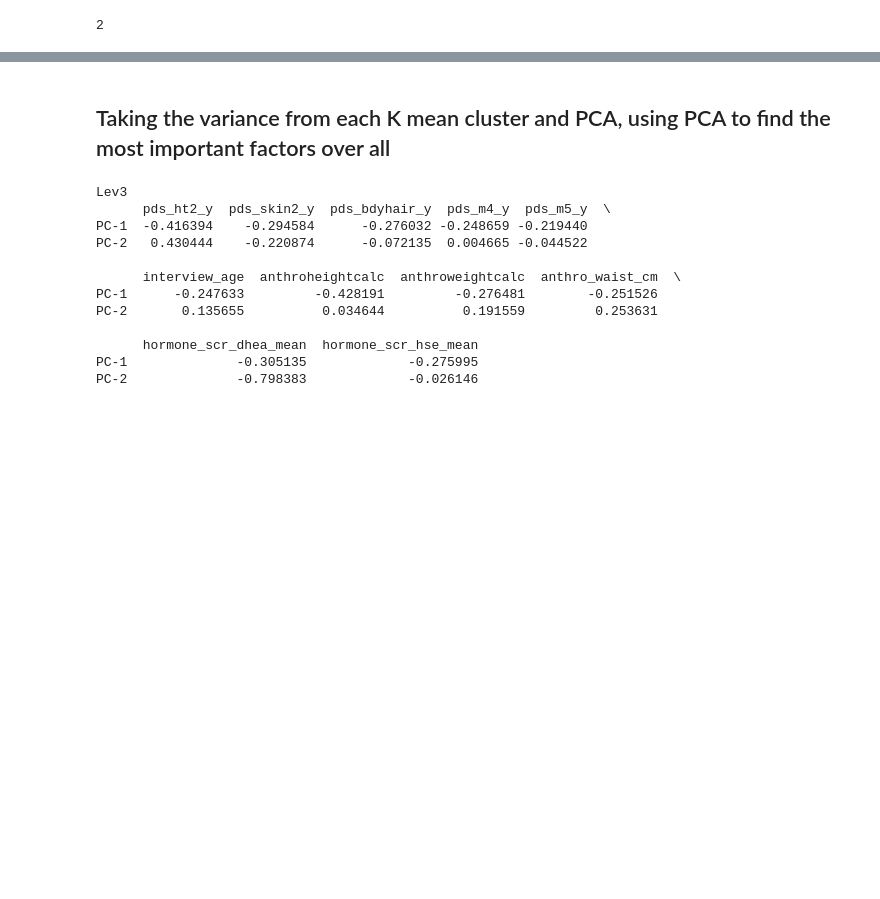
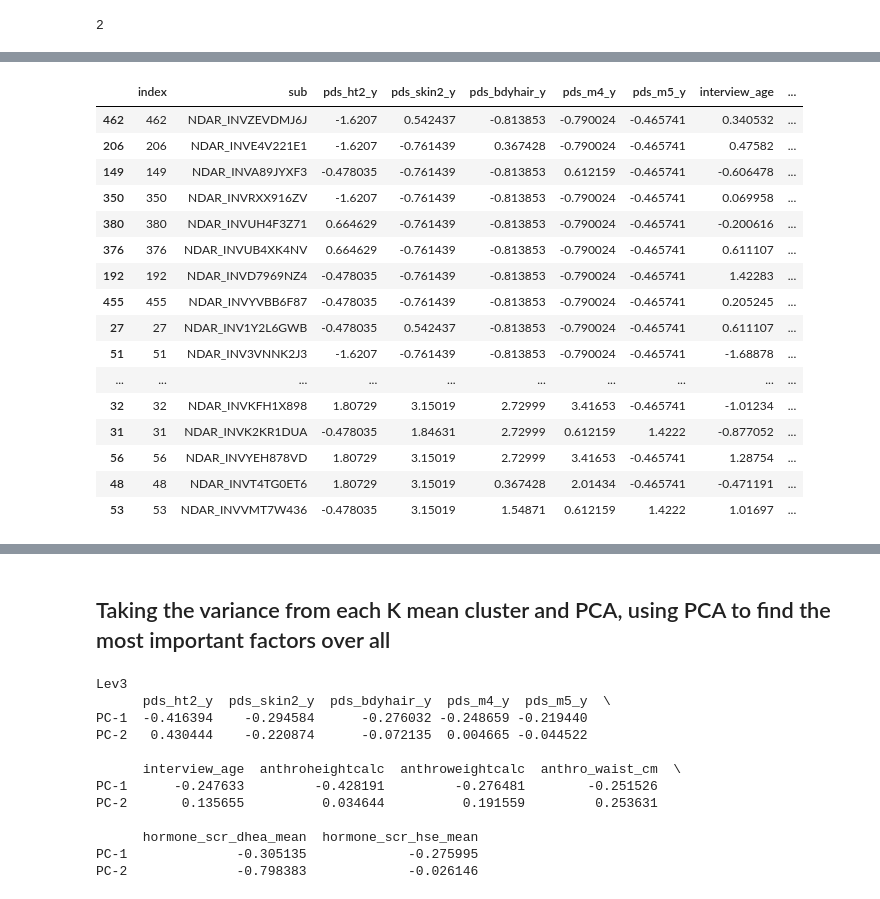
Before and after one commit to grace-shearrer/ABCD, a Jupyter notebook: ohBoy_Kmeans.ipynb, the cells around one changed output, grey strips where cells are left out. Saved outputs shown, nothing was run; the diff lists cells and outputs as text; code cells hidden in the pictures; blank space fills up the shorter version.

```diff
--- a/ohBoy_Kmeans.ipynb
+++ b/ohBoy_Kmeans.ipynb
@@ -199,16 +200,13 @@ def random_selct(DATA,i):
         #get the first 20 subjects indexes
         training_idx = ind[:50]#get 20 subjects indexes
         #get the first 20 subjects
-        value_data = value[:,0:10]
-#         print(value_data[5,:])
+        value_data = value[:,0:11]
         sub_data = value[:,11]
-#         print(sub_data)
         label_data = value[:,-1]
         training = value_data[training_idx,:]#select 20 subjects from the value in the dictionary
         subs = sub_data[training_idx]
         labels_true = label_data[training_idx]
         #saving the true labels
-#         labels_true = training[:,-1] #get the labels from the value in the dictiornary last column
         target_dict[key] = labels_true #add targets to dictionary
         rand_dict[key] = training #match the randomized data to the ind_dict by key
         ind_dict[key] = training_idx #add the indexes to the dictionary
@@ -628,0 +566,72 @@ pd.DataFrame.from_dict(c)
+# %%
+cs = [test[0][0], test[0][1], test[1][0], test[1][1]]
+c = {}
+
+for k in cs[1].iterkeys():
+    c[k] = tuple(c[k] for c in cs)
+
+    TOTAL=[]
+for i in range(len(c['ind_dict'])):
+    b={}
+    for k in c['ind_dict'][i].iterkeys():
+        b[k] = tuple(b[k] for b in c['ind_dict'])
+
+    INDEX1 = np.hstack(b['lev1'])
+    INDEX2 = np.hstack(b['lev2'])
+    INDEX3 = np.hstack(b['lev3'])
+    I=[INDEX1,INDEX2, INDEX3]
+    INDEX = np.hstack(I)
+    # INDEX = np.vstack(INDEX)
+
+    rand={}
+    for k in c['rand_dict'][i].iterkeys():
+        rand[k] = tuple(rand[k] for rand in c['rand_dict'])
+    RAND1 = np.vstack(rand['lev1'])
+    RAND2 = np.vstack(rand['lev2'])
+    RAND3 = np.vstack(rand['lev3'])
+
+    R=[RAND1,RAND2, RAND3]
+    RAND = np.vstack(R)
+
+
+    sub={}
+    for k in c['sub_dict'][i].iterkeys():
+        sub[k] = tuple(sub[k] for sub in c['sub_dict'])
+    SUB1 = np.hstack(sub['lev1'])
+    SUB2 = np.hstack(sub['lev2'])
+    SUB3 = np.hstack(sub['lev3'])
+
+    S=[SUB1,SUB2, SUB3]
+    SUB = np.hstack(S)
+
+    tar={}
+    for k in c['target_dict'][i].iterkeys():
+        tar[k] = tuple(tar[k] for tar in c['target_dict'])
+    TAR1 = np.hstack(tar['lev1'])
+    TAR2 = np.hstack(tar['lev2'])
+    TAR3 = np.hstack(tar['lev3'])
+
+    T=[TAR1,TAR2, TAR3]
+    TAR = np.hstack(T)
+
+    ALL = np.column_stack((INDEX,SUB,RAND,TAR))
+    TOTAL.append(ALL)
+len(TOTAL)
+TOTALE = np.vstack(TOTAL)
+print(TOTALE.shape)
+names = ['index', 'sub', 'pds_ht2_y',
+'pds_skin2_y',
+'pds_bdyhair_y',
+'pds_m4_y',
+'pds_m5_y',
+'interview_age',
+'anthroheightcalc',
+'anthroweightcalc',
+'anthro_waist_cm',
+'hormone_scr_dhea_mean',
+'hormone_scr_hse_mean',
+'label_true']
+df = pd.DataFrame(TOTALE, index = TOTALE[:,0])
+df.columns = names
+df
+# %% [output]
@@ -628,0 +639,17 @@ pd.DataFrame.from_dict(c)
+|  | index | sub | pds_ht2_y | pds_skin2_y | pds_bdyhair_y | pds_m4_y | pds_m5_y | interview_age | ... |
+| 462 | 462 | NDAR_INVZEVDMJ6J | -1.6207 | 0.542437 | -0.813853 | -0.790024 | -0.465741 | 0.340532 | ... |
+| 206 | 206 | NDAR_INVE4V221E1 | -1.6207 | -0.761439 | 0.367428 | -0.790024 | -0.465741 | 0.47582 | ... |
+| 149 | 149 | NDAR_INVA89JYXF3 | -0.478035 | -0.761439 | -0.813853 | 0.612159 | -0.465741 | -0.606478 | ... |
+| 350 | 350 | NDAR_INVRXX916ZV | -1.6207 | -0.761439 | -0.813853 | -0.790024 | -0.465741 | 0.069958 | ... |
+| 380 | 380 | NDAR_INVUH4F3Z71 | 0.664629 | -0.761439 | -0.813853 | -0.790024 | -0.465741 | -0.200616 | ... |
+| 376 | 376 | NDAR_INVUB4XK4NV | 0.664629 | -0.761439 | -0.813853 | -0.790024 | -0.465741 | 0.611107 | ... |
+| 192 | 192 | NDAR_INVD7969NZ4 | -0.478035 | -0.761439 | -0.813853 | -0.790024 | -0.465741 | 1.42283 | ... |
+| 455 | 455 | NDAR_INVYVBB6F87 | -0.478035 | -0.761439 | -0.813853 | -0.790024 | -0.465741 | 0.205245 | ... |
+| 27 | 27 | NDAR_INV1Y2L6GWB | -0.478035 | 0.542437 | -0.813853 | -0.790024 | -0.465741 | 0.611107 | ... |
+| 51 | 51 | NDAR_INV3VNNK2J3 | -1.6207 | -0.761439 | -0.813853 | -0.790024 | -0.465741 | -1.68878 | ... |
+| ... | ... | ... | ... | ... | ... | ... | ... | ... | ... |
+| 32 | 32 | NDAR_INVKFH1X898 | 1.80729 | 3.15019 | 2.72999 | 3.41653 | -0.465741 | -1.01234 | ... |
+| 31 | 31 | NDAR_INVK2KR1DUA | -0.478035 | 1.84631 | 2.72999 | 0.612159 | 1.4222 | -0.877052 | ... |
+| 56 | 56 | NDAR_INVYEH878VD | 1.80729 | 3.15019 | 2.72999 | 3.41653 | -0.465741 | 1.28754 | ... |
+| 48 | 48 | NDAR_INVT4TG0ET6 | 1.80729 | 3.15019 | 0.367428 | 2.01434 | -0.465741 | -0.471191 | ... |
+| 53 | 53 | NDAR_INVVMT7W436 | -0.478035 | 3.15019 | 1.54871 | 0.612159 | 1.4222 | 1.01697 | ... |
```
Also changed, not shown: parts of 11 cells of this notebook.
